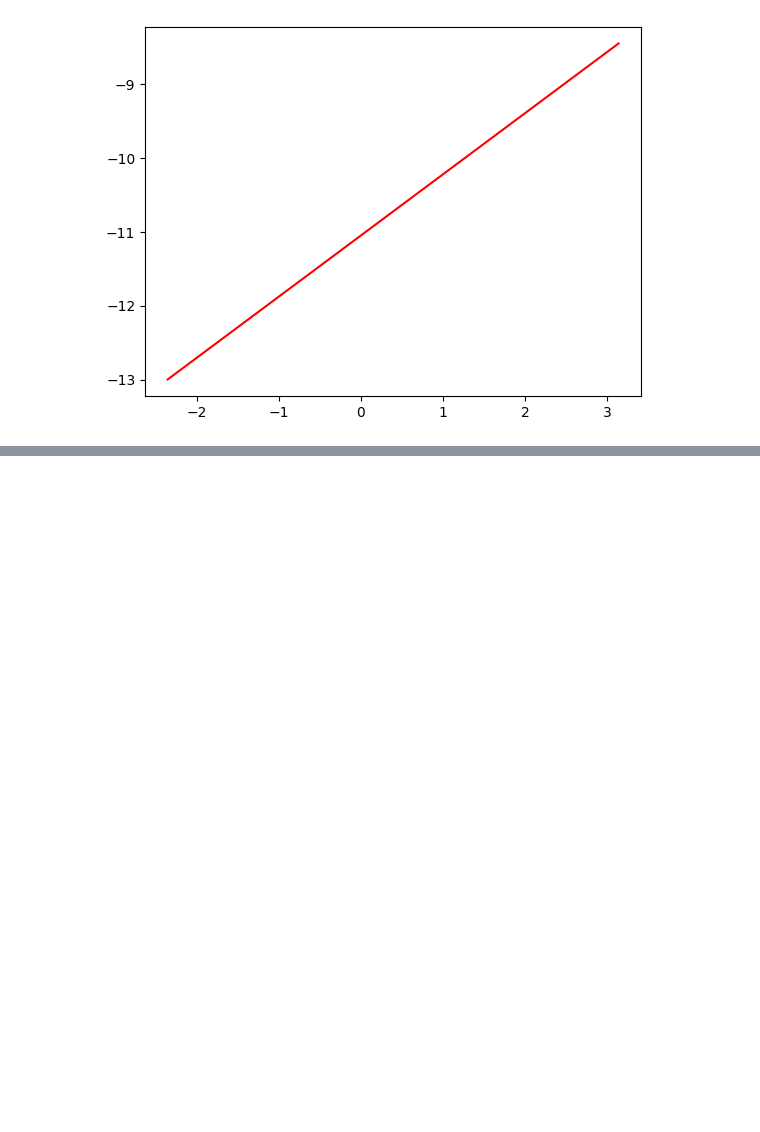
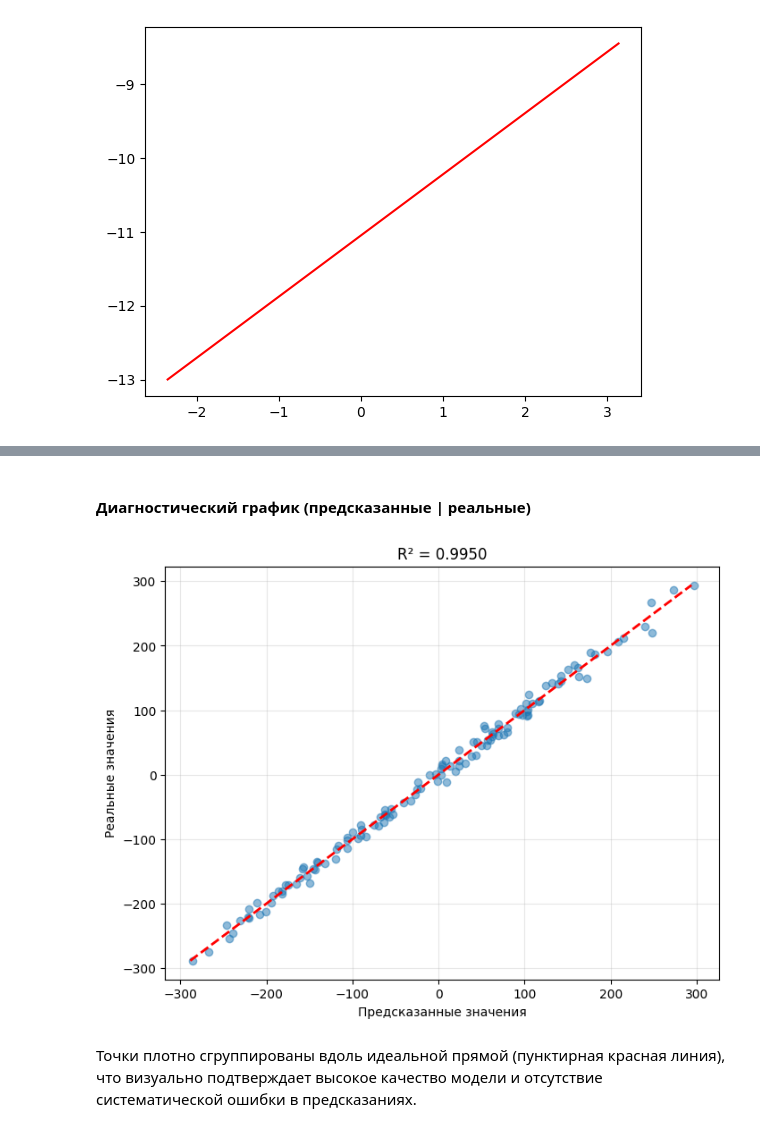
Before and after one commit to kinraku/ML_course, a Jupyter notebook: ML1.2 multivariate/1.2.ipynb, the cells around one changed output, grey strips where cells are left out. Drawn from its saved outputs; the diff is of its cells as text; code cells hidden in the pictures; blank space fills up the shorter version.

```diff
--- a/ML1.2 multivariate/1.2.ipynb
+++ b/ML1.2 multivariate/1.2.ipynb
@@ -107,0 +175,6 @@ NameError: name 'reg' is not defined
+# %%
+multiple = LinearRegression()
+multiple.fit(x, y)
+print("Коэффициенты:", multiple.coef_[0])
+print("Intercept:", multiple.intercept_[0])
+print("R² =", multiple.score(x, y))
@@ -107,0 +199,16 @@ NameError: name 'reg' is not defined
+# %% [markdown]
+#### Диагностический график (предсказанные | реальные)
+# %%
+y_pred = multiple.predict(x)
+plt.figure(figsize=(8, 6))
+plt.scatter(y_pred, y, alpha=0.5)
+plt.plot([y.min(), y.max()], [y.min(), y.max()], 'r--', linewidth=2)
+plt.xlabel('Предсказанные значения')
+plt.ylabel('Реальные значения')
+plt.title(f'R² = {multiple.score(x, y):.4f}')
+plt.grid(True, alpha=0.3)
+plt.show()
+# %% [output]
+[figure, added]
+# %% [markdown]
+Точки плотно сгруппированы вдоль идеальной прямой (пунктирная красная линия), что визуально подтверждает высокое качество модели и отсутствие систематической ошибки в предсказаниях.
```
Also changed, not shown: parts of 16 cells of this notebook, 6 other files.
